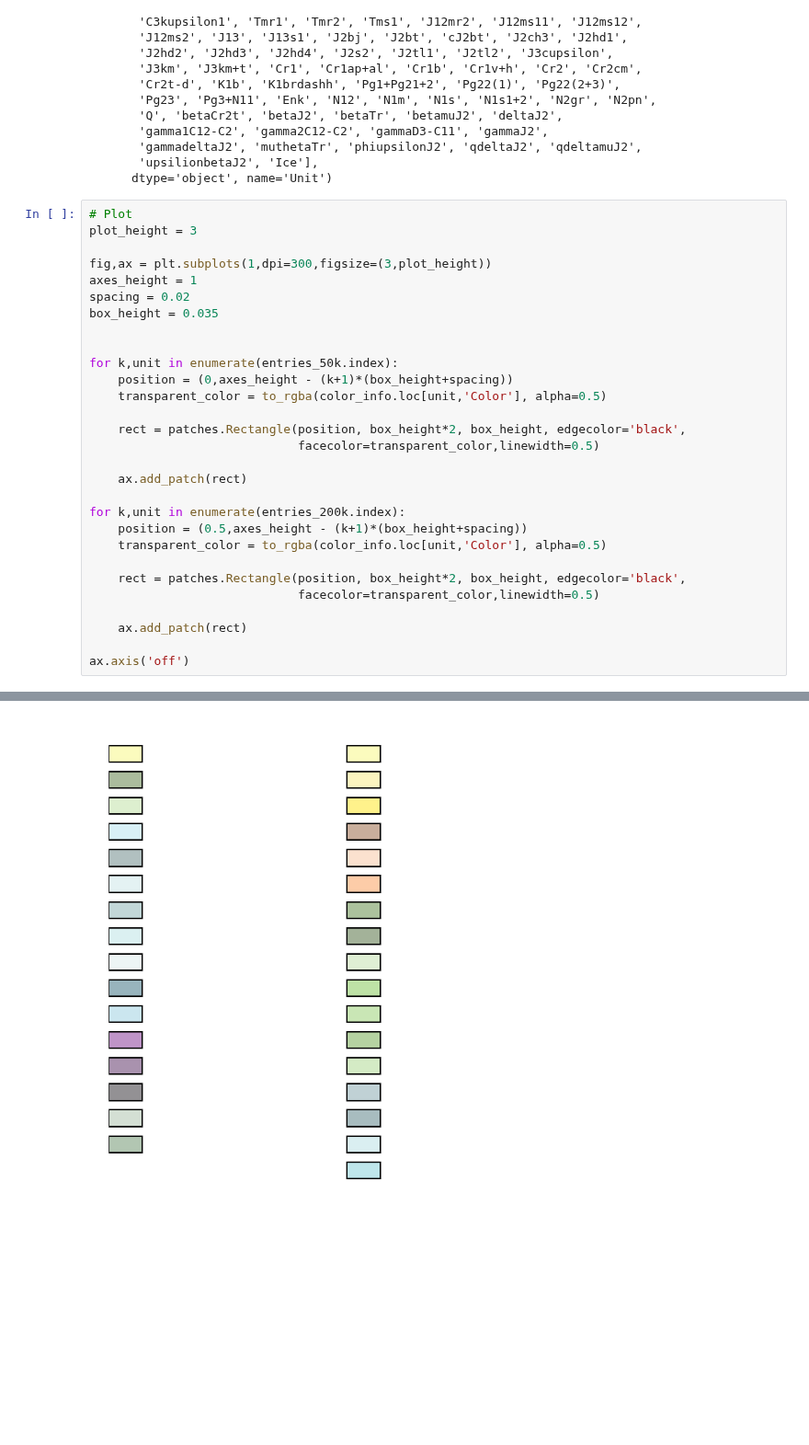
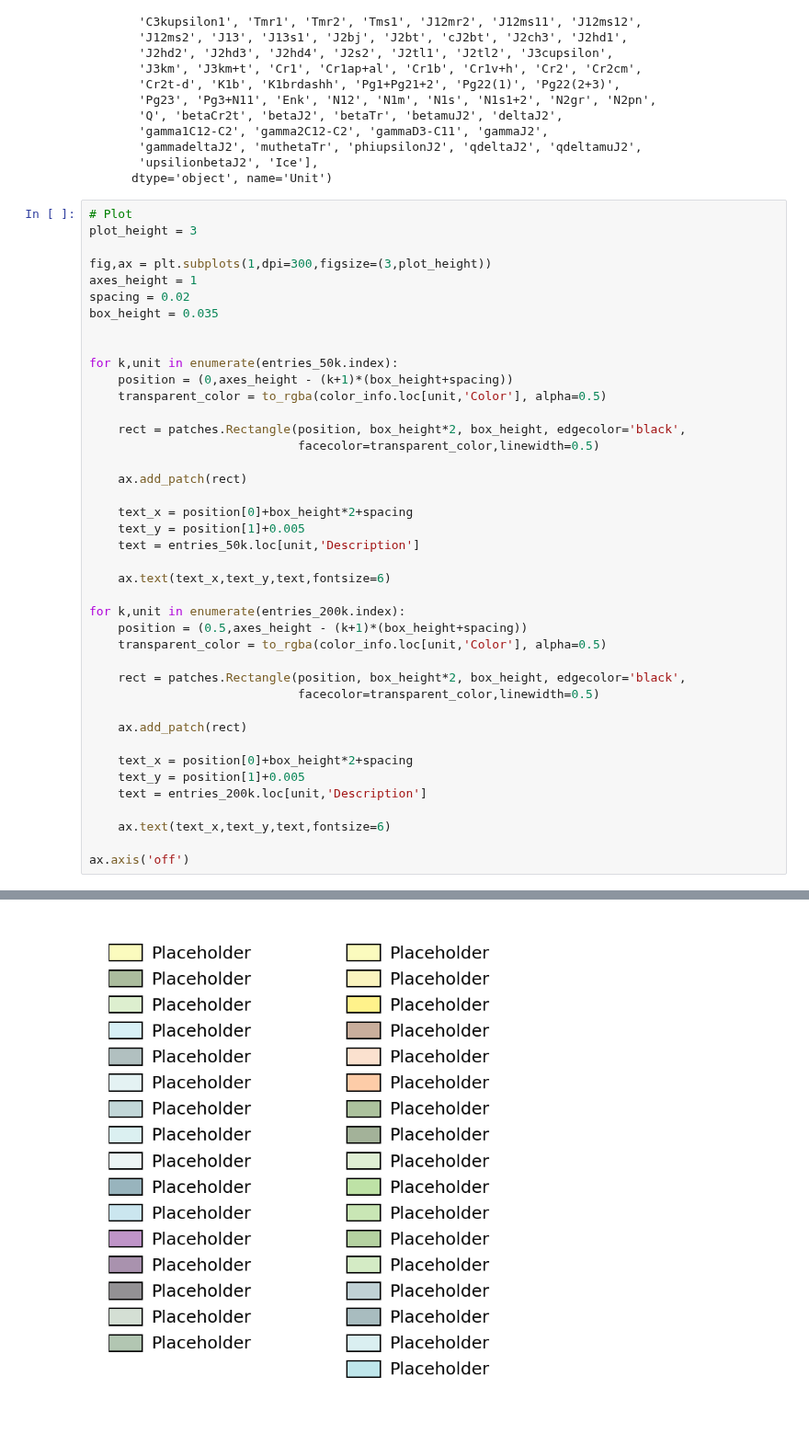
Before and after one commit to dyvasey/dataset-caucasus-gchem-2023, a Jupyter notebook: maps/map_processing/legends.ipynb, the cells around one changed output, grey strips where cells are left out. Shown at 92% size. Saved outputs shown, nothing was run; the diff lists cells and outputs as text; blank space fills up the shorter version.

Commit message:
Added legend files

```diff
--- a/maps/map_processing/legends.ipynb
+++ b/maps/map_processing/legends.ipynb
@@ -37,31 +37,43 @@ Index(['O-S1dl', 'S2-D1+2lh', 'S2-D1bl', 'D2+3kr', 'C11kz', 'C12-Tch',
 # Plot
 plot_height = 3
 
 fig,ax = plt.subplots(1,dpi=300,figsize=(3,plot_height))
 axes_height = 1
 spacing = 0.02
 box_height = 0.035
 
 
 for k,unit in enumerate(entries_50k.index):
     position = (0,axes_height - (k+1)*(box_height+spacing))
     transparent_color = to_rgba(color_info.loc[unit,'Color'], alpha=0.5)
 
     rect = patches.Rectangle(position, box_height*2, box_height, edgecolor='black',
                              facecolor=transparent_color,linewidth=0.5)
 
     ax.add_patch(rect)
 
+    text_x = position[0]+box_height*2+spacing
+    text_y = position[1]+0.005
+    text = entries_50k.loc[unit,'Description']
+
+    ax.text(text_x,text_y,text,fontsize=6)
+
 for k,unit in enumerate(entries_200k.index):
     position = (0.5,axes_height - (k+1)*(box_height+spacing))
     transparent_color = to_rgba(color_info.loc[unit,'Color'], alpha=0.5)
 
     rect = patches.Rectangle(position, box_height*2, box_height, edgecolor='black',
                              facecolor=transparent_color,linewidth=0.5)
 
     ax.add_patch(rect)
 
+    text_x = position[0]+box_height*2+spacing
+    text_y = position[1]+0.005
+    text = entries_200k.loc[unit,'Description']
+
+    ax.text(text_x,text_y,text,fontsize=6)
+
 ax.axis('off')
 # %% [output]
 (0.0, 1.0, 0.0, 1.0)
-[figure, old version]
+[figure, new version]
```
Also changed, not shown: 4 other files.
